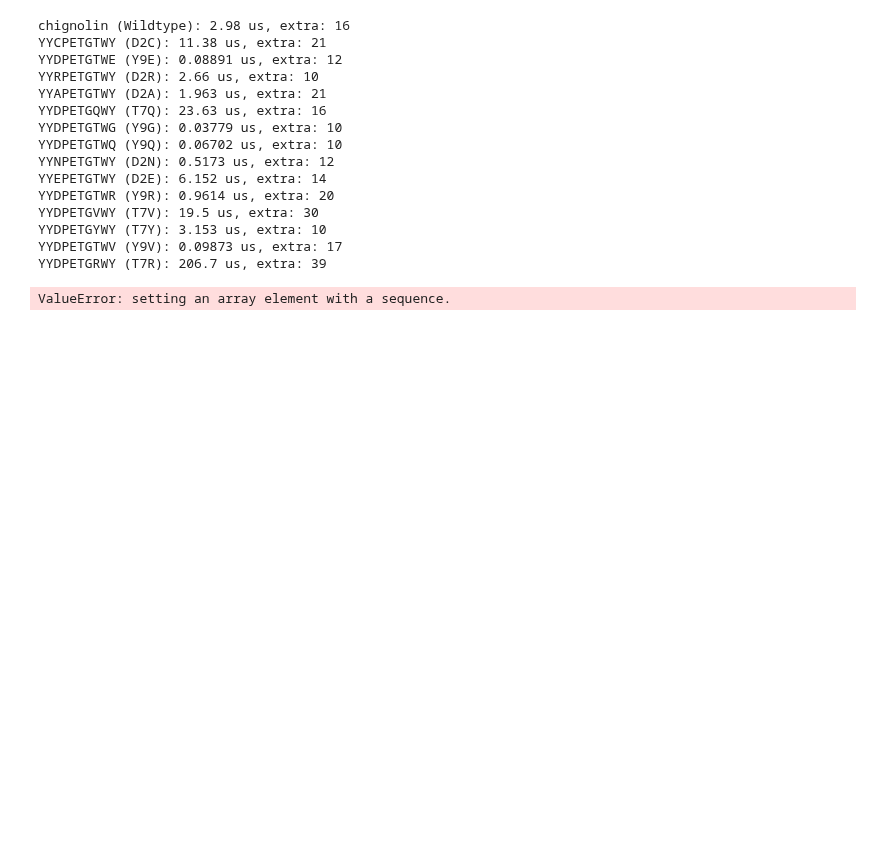
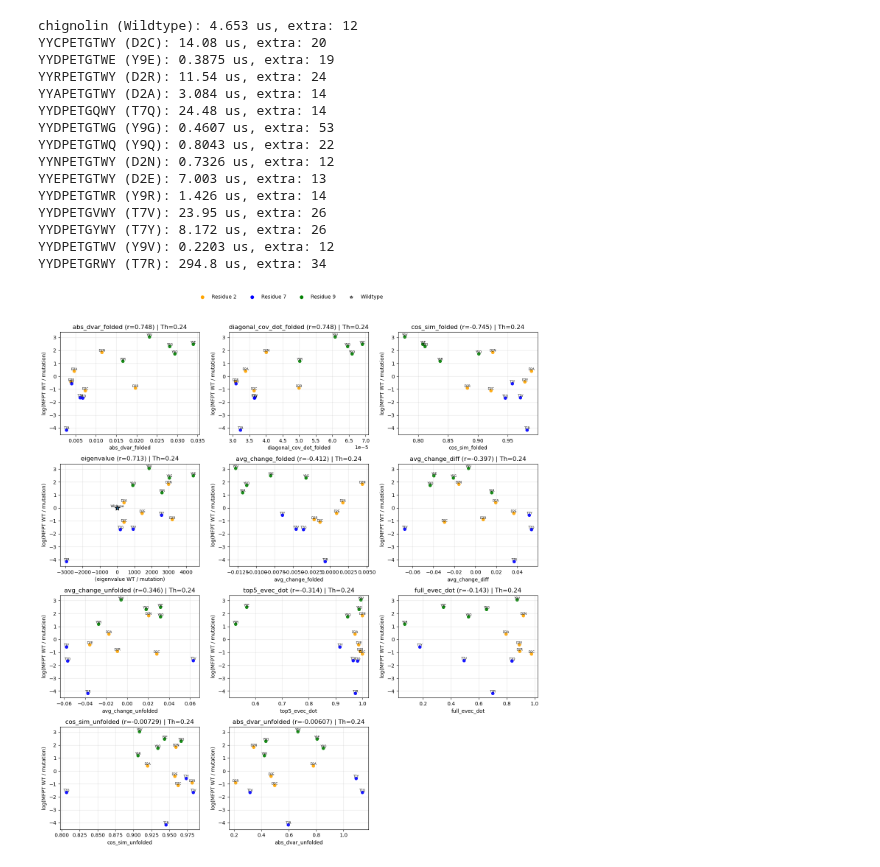
Before and after one commit to MendelsResearchGroup/guiding-peptide-kinetics, a Jupyter notebook: src/correlations.ipynb, the cells around one changed output. Drawn from its saved outputs; the diff is of its cells as text; code cells hidden in the pictures; blank space fills up the shorter version.

```diff
--- a/src/correlations.ipynb
+++ b/src/correlations.ipynb
@@ -42,8 +42,8 @@ def collect_df(all_mfpt, th: float, sample_size: int):
             "mfpt": mfpt,
             "lim": lim,
             "full_evec_dot": full_evec_dot['full_evec_dot'].get(short, None),
-            "cov_dot_product_folded": cov_dot_product['CosSim_Folded'].get(short, None),
-            "cov_dot_product_unfolded": cov_dot_product['CosSim_Unfolded'].get(short, None),
+            "cos_sim_folded": cov_dot_product['CosSim_Folded'].get(short, None),
+            "cos_sim_unfolded": cov_dot_product['CosSim_Unfolded'].get(short, None),
             "avg_change_diff": avg_change_diff['AvgChange_Diff_F-U'].get(short, None),
             "diagonal_cov_dot_folded": diagonal_cov_dot_products['Diagonal_Dot_Folded'].get(short, None),
             "diagonal_cov_dot_unfolded": diagonal_cov_dot_products['Diagonal_Dot_Unfolded'].get(short, None),
@@ -60,9 +60,6 @@ def collect_df(all_mfpt, th: float, sample_size: int):
     df.set_index("short", inplace=True)
     return df
 # %%
-
-
-
 import numpy as np
 import pandas as pd
 import matplotlib.pyplot as plt
@@ -71,13 +68,8 @@ from scipy import stats
 import pickle
 
 def _ratio_or_raw(wt, arr, use_log, colname):
-    arr = np.asarray(arr, float)
     if pd.isna(wt):
         return arr
-    if use_log:
-        if wt <= 0 or np.any(arr <= 0):
-            raise ValueError(f"Nonpositive values in '{colname}' — log undefined.")
-        return wt - arr
     return wt - arr
 
 def plot_mfpt_corr_grid(
@@ -94,7 +86,7 @@ def plot_mfpt_corr_grid(
     base_colors = plt.rcParams['axes.prop_cycle'].by_key().get('color', [])
     res_colors = {k: base_colors[i % len(base_colors)] for i, k in enumerate(res_keys)}
     res_colors[2] = 'orange'
-    res_colors[2] = 'blue'
+    res_colors[7] = 'blue'
     res_colors[9] = 'green'
     pearson_spearman = {}
     wt_mfpt = float(df.loc[wt_label, 'mfpt'])
@@ -102,7 +94,7 @@ def plot_mfpt_corr_grid(
 
     for prop_col in prop_cols:
         wt_prop = df.loc[wt_label, prop_col]
-        x_all = _ratio_or_raw(wt_prop, df[prop_col].to_numpy(), log_prop, prop_col)
+        x_all = df[prop_col].to_numpy() if wt_prop == None else _ratio_or_raw(wt_prop, df[prop_col].to_numpy(), log_prop, prop_col)
         y_all = np.log(wt_mfpt / df['mfpt'].to_numpy())
         mask = np.isfinite(x_all) & np.isfinite(y_all)
         pearson, _ = stats.pearsonr(x_all[mask], y_all[mask]) if mask.any() else (np.nan, None)
@@ -141,49 +133,49 @@ def plot_mfpt_corr_grid(
         ax.set_title(f"{prop_col} (r={pearson:.3g}){suffix}")
         ax.grid(True, alpha=0.3)
 
     for j in range(n, nrows * ncols):
         fig.delaxes(axes[j // ncols][j % ncols])
 
     handles = [Line2D([0], [0], marker='o', linestyle='',
                       color=res_colors[k], label=f"Residue {k}") for k in res_keys]
     handles.append(Line2D([0], [0], marker='*', linestyle='', color='w',
                           markeredgecolor='k', label=wt_label))
     fig.legend(handles=handles, loc='upper center', ncol=min(len(handles), 6), frameon=False)
 
     plt.tight_layout(rect=[0, 0, 1, 0.95])
     plt.show()
     return pearson_spearman
 
 props = [
-    'cov_dot_product_unfolded',
+    'cos_sim_unfolded', 'cos_sim_folded',
     'eigenvalue', 'full_evec_dot', 'avg_change_diff', 'avg_change_folded',
     'avg_change_unfolded',
     'diagonal_cov_dot_folded', 'abs_dvar_folded', 'abs_dvar_unfolded',
     'top5_evec_dot',
-    # 'cov_dot_product_folded',
 ]
 
 with open("../data/mfpt-pace=25000.pkl", "rb") as f:
     all_mfpt = pickle.load(f)
 sample_size = 200
-th = thresholds[0]
+th = thresholds[1]
+
 df = collect_df(all_mfpt, th, sample_size)
 
 stats_map = plot_mfpt_corr_grid(df, props, annotate=True, th=th, log_prop=True, ncols=3)
 # %% [output]
-chignolin (Wildtype): 2.98 us, extra: 16
-YYCPETGTWY (D2C): 11.38 us, extra: 21
-YYDPETGTWE (Y9E): 0.08891 us, extra: 12
-YYRPETGTWY (D2R): 2.66 us, extra: 10
-YYAPETGTWY (D2A): 1.963 us, extra: 21
-YYDPETGQWY (T7Q): 23.63 us, extra: 16
-YYDPETGTWG (Y9G): 0.03779 us, extra: 10
-YYDPETGTWQ (Y9Q): 0.06702 us, extra: 10
-YYNPETGTWY (D2N): 0.5173 us, extra: 12
-YYEPETGTWY (D2E): 6.152 us, extra: 14
-YYDPETGTWR (Y9R): 0.9614 us, extra: 20
-YYDPETGVWY (T7V): 19.5 us, extra: 30
-YYDPETGYWY (T7Y): 3.153 us, extra: 10
-YYDPETGTWV (Y9V): 0.09873 us, extra: 17
-YYDPETGRWY (T7R): 206.7 us, extra: 39
+chignolin (Wildtype): 4.653 us, extra: 12
+YYCPETGTWY (D2C): 14.08 us, extra: 20
+YYDPETGTWE (Y9E): 0.3875 us, extra: 19
+YYRPETGTWY (D2R): 11.54 us, extra: 24
+YYAPETGTWY (D2A): 3.084 us, extra: 14
+YYDPETGQWY (T7Q): 24.48 us, extra: 14
+YYDPETGTWG (Y9G): 0.4607 us, extra: 53
+YYDPETGTWQ (Y9Q): 0.8043 us, extra: 22
+YYNPETGTWY (D2N): 0.7326 us, extra: 12
+YYEPETGTWY (D2E): 7.003 us, extra: 13
+YYDPETGTWR (Y9R): 1.426 us, extra: 14
+YYDPETGVWY (T7V): 23.95 us, extra: 26
+YYDPETGYWY (T7Y): 8.172 us, extra: 26
+YYDPETGTWV (Y9V): 0.2203 us, extra: 12
+YYDPETGRWY (T7R): 294.8 us, extra: 34
-ValueError: setting an array element with a sequence.
+[figure, added]
```
Also changed, not shown: 3 other files.
